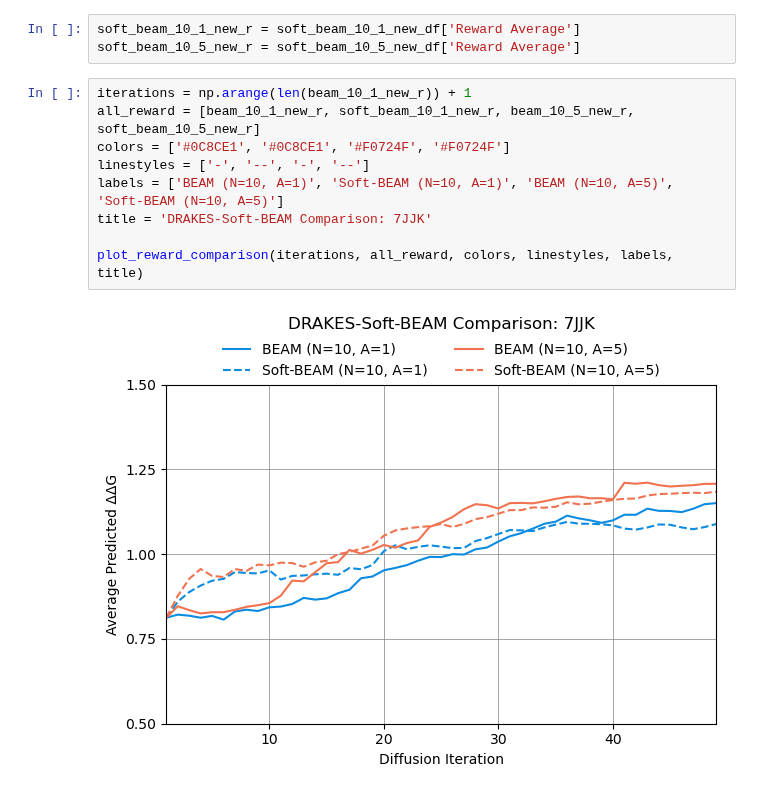
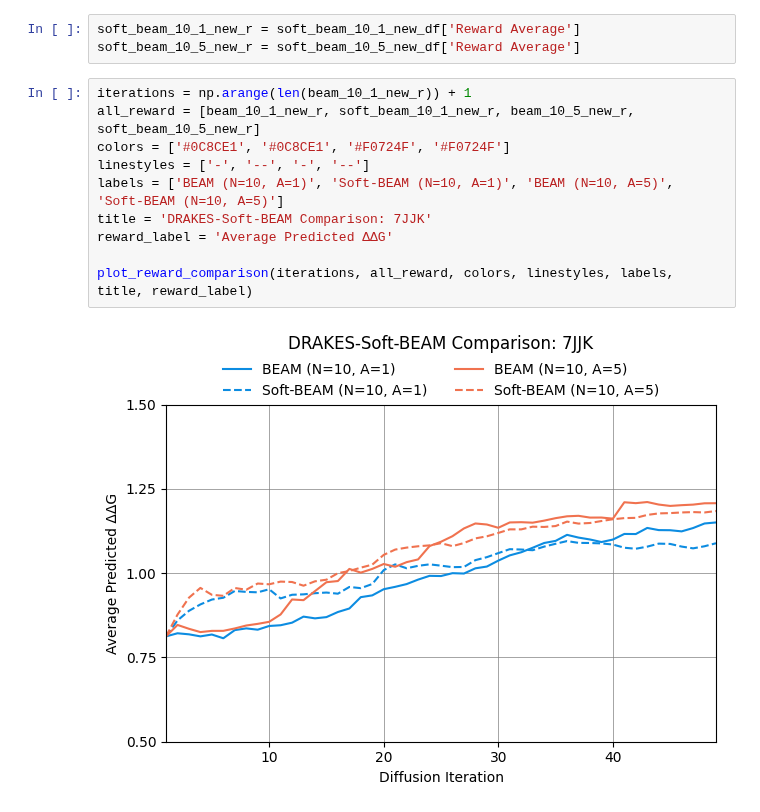
Before and after one commit to shainotshy1/BLISS_Experiments, a Jupyter notebook: DRAKES/analyze_new_trajectories.ipynb, the cells around one changed output. Cells and saved outputs as stored; diff of their text form.

```diff
--- a/DRAKES/analyze_new_trajectories.ipynb
+++ b/DRAKES/analyze_new_trajectories.ipynb
@@ -73,11 +75,12 @@ soft_beam_10_5_new_r = soft_beam_10_5_new_df['Reward Average']
 # %%
 iterations = np.arange(len(beam_10_1_new_r)) + 1
 all_reward = [beam_10_1_new_r, soft_beam_10_1_new_r, beam_10_5_new_r, soft_beam_10_5_new_r]
 colors = ['#0C8CE1', '#0C8CE1', '#F0724F', '#F0724F']
 linestyles = ['-', '--', '-', '--']
 labels = ['BEAM (N=10, A=1)', 'Soft-BEAM (N=10, A=1)', 'BEAM (N=10, A=5)', 'Soft-BEAM (N=10, A=5)']
 title = 'DRAKES-Soft-BEAM Comparison: 7JJK'
+reward_label = 'Average Predicted ΔΔG'
 
-plot_reward_comparison(iterations, all_reward, colors, linestyles, labels, title)
+plot_reward_comparison(iterations, all_reward, colors, linestyles, labels, title, reward_label)
 # %% [output]
-[figure, old version]
+[figure, new version]
```
Also changed, not shown: parts of 6 cells of this notebook, 13 other files.
